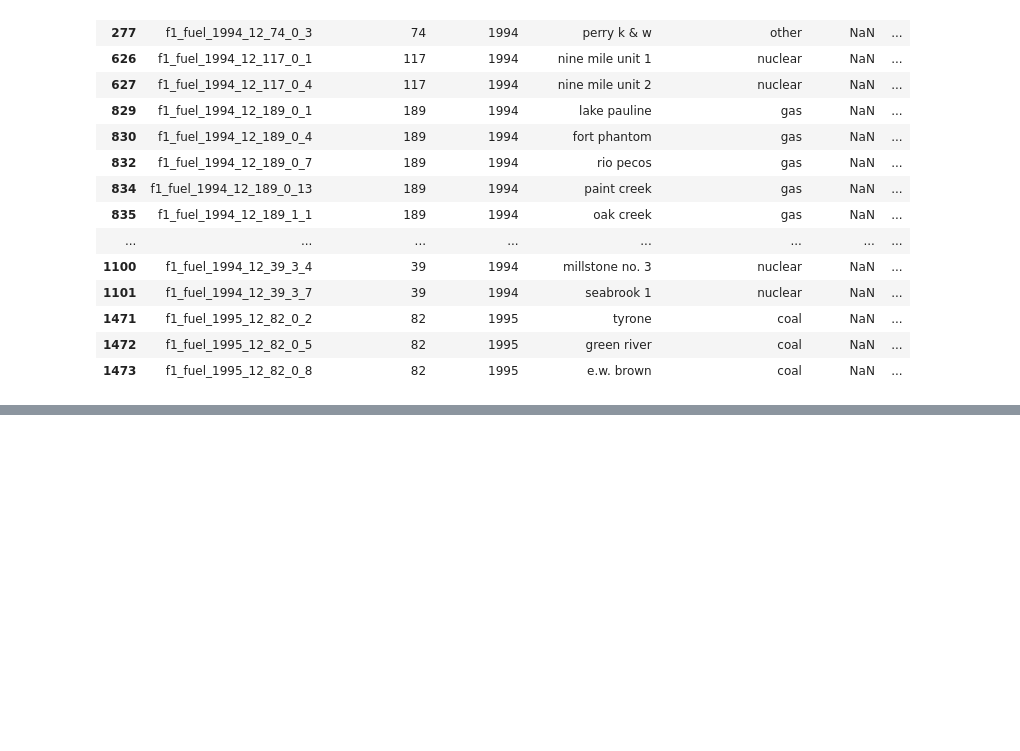
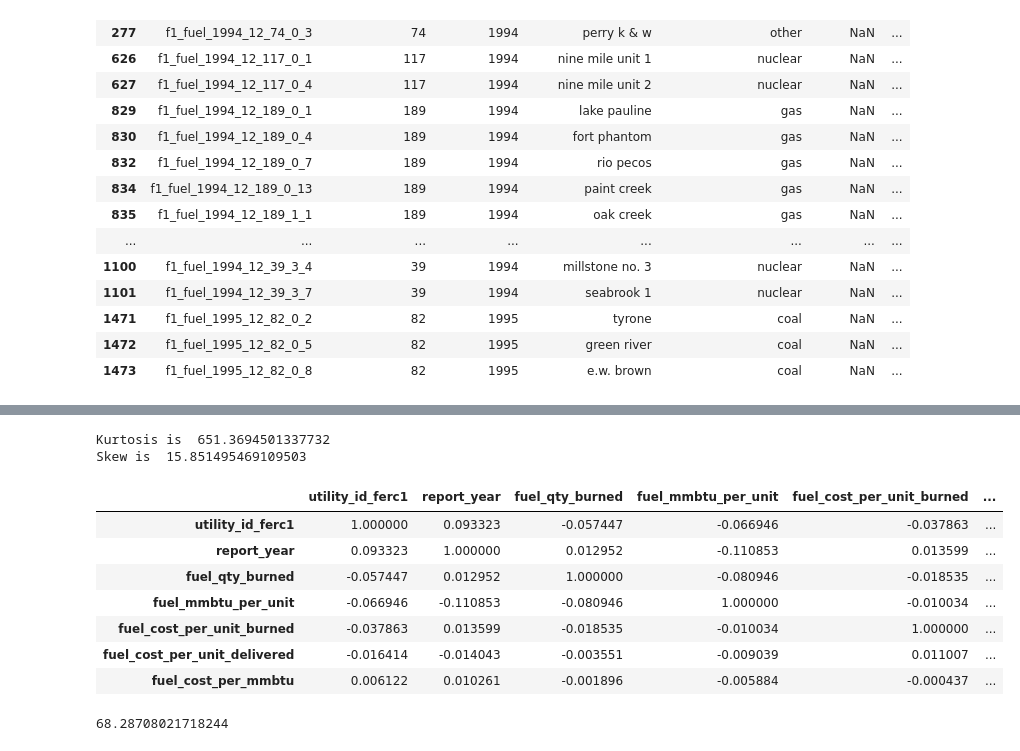
Before and after one commit to mustaphagarba/hamoye-internship, a Jupyter notebook: Hamoye_Intro_to_Data_Science.ipynb, the cells around one changed output, grey strips where cells are left out. Cells and saved outputs as stored; diff of their text form; code cells hidden in the pictures; blank space fills up the shorter version.

```diff
--- a/Hamoye_Intro_to_Data_Science.ipynb
+++ b/Hamoye_Intro_to_Data_Science.ipynb
@@ -92,0 +109,31 @@ null
+# %%
+# What is the skewness and kurtosis for the fuel quantity burned in two decimal places?
+
+kurt = data['fuel_qty_burned'].kurt()
+skew = data['fuel_qty_burned'].skew()
+print('Kurtosis is ', kurt)
+print('Skew is ', skew)
+# %% [output]
+Kurtosis is  651.3694501337732
+Skew is  15.851495469109503
+# %%
+# Question: Which of the features has the second and third lowest correlation with the Fuel Cost Per Unit Burned?
+data.corr()
+# %% [output]
+|  | utility_id_ferc1 | report_year | fuel_qty_burned | fuel_mmbtu_per_unit | fuel_cost_per_unit_burned | ... |
+| utility_id_ferc1 | 1.000000 | 0.093323 | -0.057447 | -0.066946 | -0.037863 | ... |
+| report_year | 0.093323 | 1.000000 | 0.012952 | -0.110853 | 0.013599 | ... |
+| fuel_qty_burned | -0.057447 | 0.012952 | 1.000000 | -0.080946 | -0.018535 | ... |
+| fuel_mmbtu_per_unit | -0.066946 | -0.110853 | -0.080946 | 1.000000 | -0.010034 | ... |
+| fuel_cost_per_unit_burned | -0.037863 | 0.013599 | -0.018535 | -0.010034 | 1.000000 | ... |
+| fuel_cost_per_unit_delivered | -0.016414 | -0.014043 | -0.003551 | -0.009039 | 0.011007 | ... |
+| fuel_cost_per_mmbtu | 0.006122 | 0.010261 | -0.001896 | -0.005884 | -0.000437 | ... |
+# %%
+# Question: For the fuel type coal, what is the percentage change in the fuel cost per unit burned in 1998 compared to 1994?
+data5 = data[data.report_year == 1994]
+data6 = data[data.report_year == 1998]
+res = data5['fuel_cost_per_unit_burned'].mean()
+res2 = data6['fuel_cost_per_unit_burned'].mean()
+print(((res - res2)/res2) *100 )
+# %% [output]
+68.28708021718244
```
Also changed, not shown: parts of 5 cells of this notebook.
